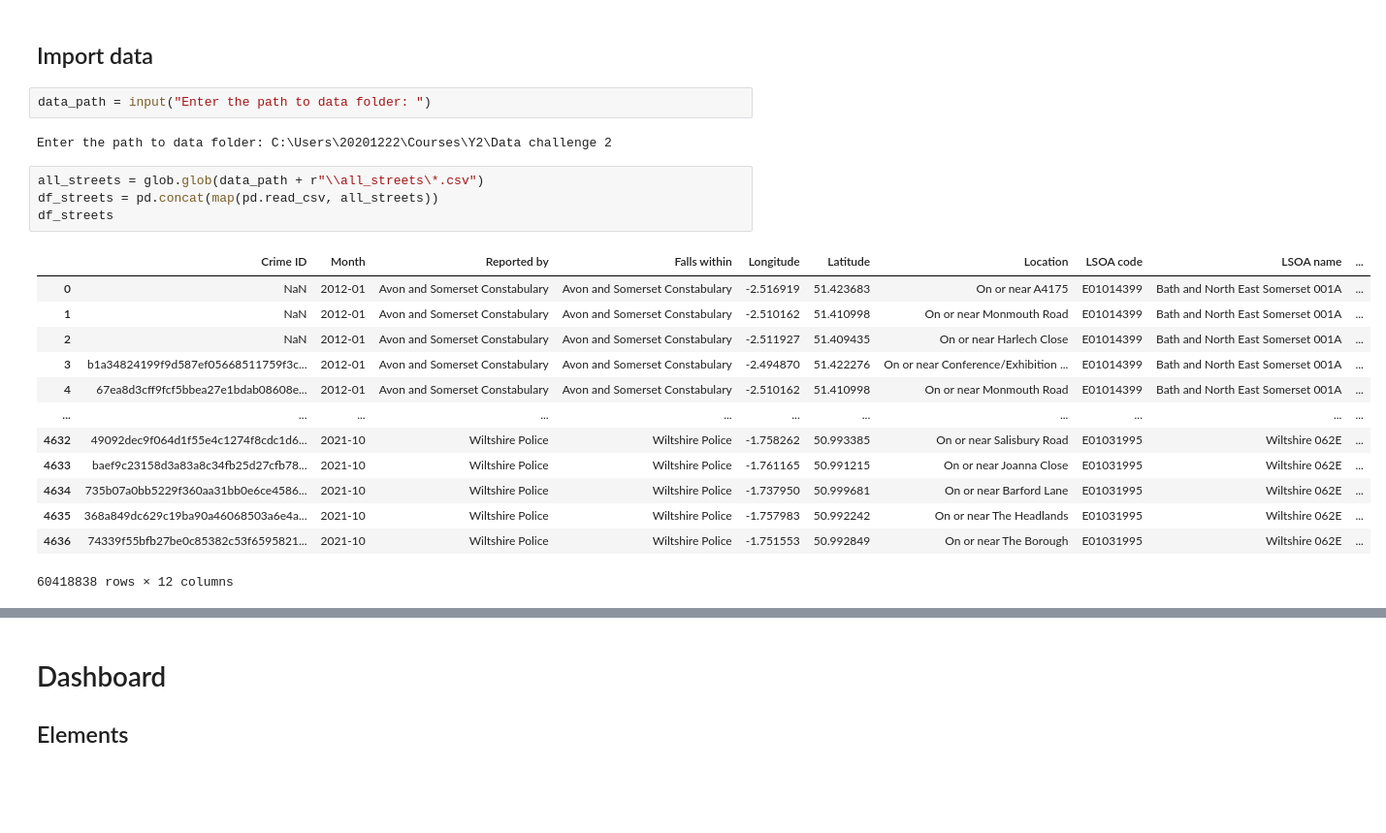
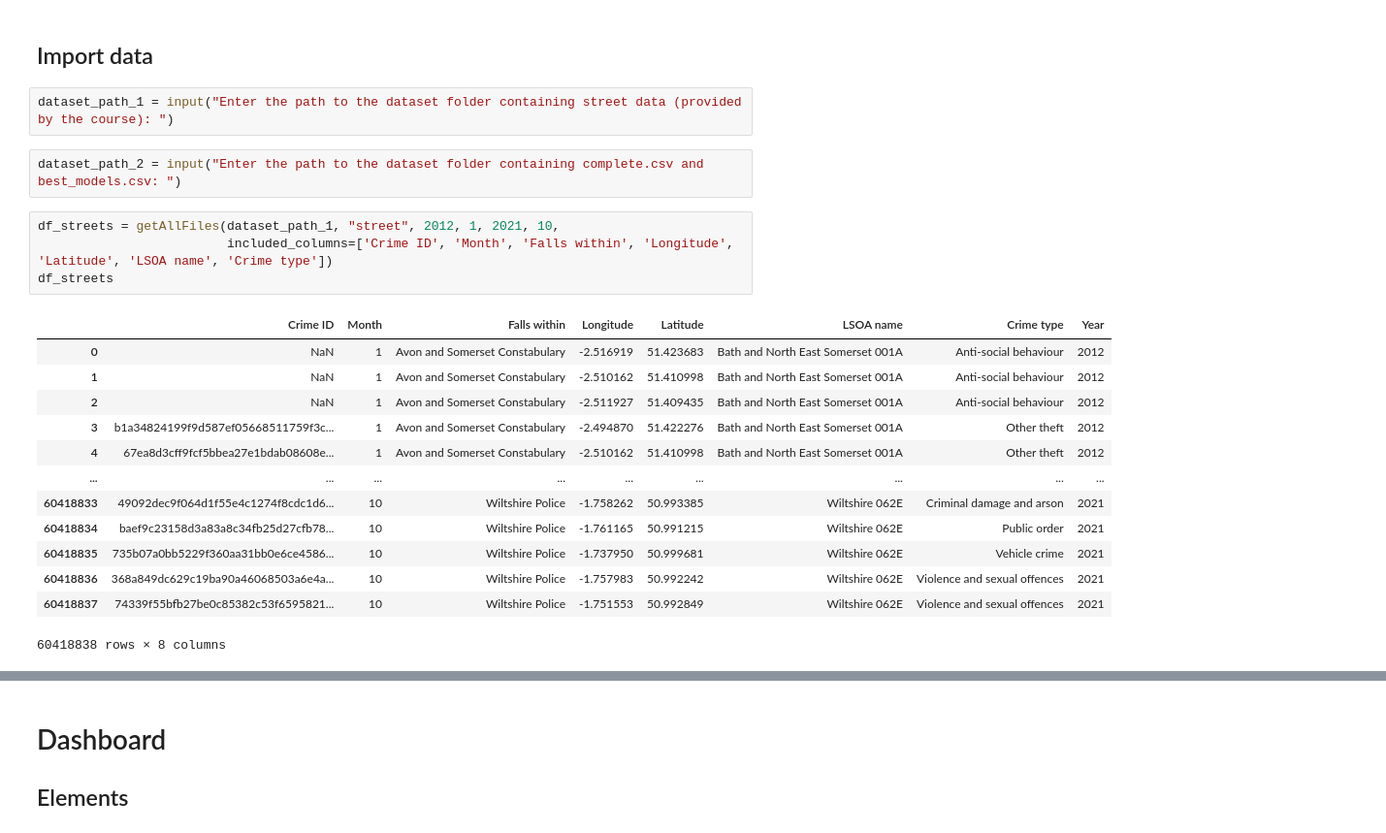
Before and after one commit to njitsh/Data-Challenge-2, a Jupyter notebook: Final dashboard.ipynb, the cells around one changed output, grey strips where cells are left out. Shown at 97% size. Drawn from its saved outputs; the diff is of its cells as text; blank space fills up the shorter version.

Commit message:
Use new dataset + small fixes

```diff
--- a/Final dashboard.ipynb
+++ b/Final dashboard.ipynb
@@ -182,25 +211,25 @@ def get_Best_Models(df, df_test):
 # %% [markdown]
 ## Import data
 # %%
-data_path = input("Enter the path to data folder: ")
+dataset_path_1 = input("Enter the path to the dataset folder containing street data (provided by the course): ")
-# %% [output]
-Enter the path to data folder: C:\Users\20201222\Courses\Y2\Data challenge 2
+# %%
+dataset_path_2 = input("Enter the path to the dataset folder containing complete.csv and best_models.csv: ")
 # %%
-all_streets = glob.glob(data_path + r"\\all_streets\*.csv")
-df_streets = pd.concat(map(pd.read_csv, all_streets))
+df_streets = getAllFiles(dataset_path_1, "street", 2012, 1, 2021, 10,
+                         included_columns=['Crime ID', 'Month', 'Falls within', 'Longitude', 'Latitude', 'LSOA name', 'Crime type'])
 df_streets
 # %% [output]
-|  | Crime ID | Month | Reported by | Falls within | Longitude | Latitude | Location | LSOA code | LSOA name | ... |
-| 0 | NaN | 2012-01 | Avon and Somerset Constabulary | Avon and Somerset Constabulary | -2.516919 | 51.423683 | On or near A4175 | E01014399 | Bath and North East Somerset 001A | ... |
-| 1 | NaN | 2012-01 | Avon and Somerset Constabulary | Avon and Somerset Constabulary | -2.510162 | 51.410998 | On or near Monmouth Road | E01014399 | Bath and North East Somerset 001A | ... |
-| 2 | NaN | 2012-01 | Avon and Somerset Constabulary | Avon and Somerset Constabulary | -2.511927 | 51.409435 | On or near Harlech Close | E01014399 | Bath and North East Somerset 001A | ... |
-| 3 | b1a34824199f9d587ef05668511759f3c... | 2012-01 | Avon and Somerset Constabulary | Avon and Somerset Constabulary | -2.494870 | 51.422276 | On or near Conference/Exhibition ... | E01014399 | Bath and North East Somerset 001A | ... |
-| 4 | 67ea8d3cff9fcf5bbea27e1bdab08608e... | 2012-01 | Avon and Somerset Constabulary | Avon and Somerset Constabulary | -2.510162 | 51.410998 | On or near Monmouth Road | E01014399 | Bath and North East Somerset 001A | ... |
-| ... | ... | ... | ... | ... | ... | ... | ... | ... | ... | ... |
-| 4632 | 49092dec9f064d1f55e4c1274f8cdc1d6... | 2021-10 | Wiltshire Police | Wiltshire Police | -1.758262 | 50.993385 | On or near Salisbury Road | E01031995 | Wiltshire 062E | ... |
-| 4633 | baef9c23158d3a83a8c34fb25d27cfb78... | 2021-10 | Wiltshire Police | Wiltshire Police | -1.761165 | 50.991215 | On or near Joanna Close | E01031995 | Wiltshire 062E | ... |
-| 4634 | 735b07a0bb5229f360aa31bb0e6ce4586... | 2021-10 | Wiltshire Police | Wiltshire Police | -1.737950 | 50.999681 | On or near Barford Lane | E01031995 | Wiltshire 062E | ... |
-| 4635 | 368a849dc629c19ba90a46068503a6e4a... | 2021-10 | Wiltshire Police | Wiltshire Police | -1.757983 | 50.992242 | On or near The Headlands | E01031995 | Wiltshire 062E | ... |
-| 4636 | 74339f55bfb27be0c85382c53f6595821... | 2021-10 | Wiltshire Police | Wiltshire Police | -1.751553 | 50.992849 | On or near The Borough | E01031995 | Wiltshire 062E | ... |
+|  | Crime ID | Month | Falls within | Longitude | Latitude | LSOA name | Crime type | Year |
+| 0 | NaN | 1 | Avon and Somerset Constabulary | -2.516919 | 51.423683 | Bath and North East Somerset 001A | Anti-social behaviour | 2012 |
+| 1 | NaN | 1 | Avon and Somerset Constabulary | -2.510162 | 51.410998 | Bath and North East Somerset 001A | Anti-social behaviour | 2012 |
+| 2 | NaN | 1 | Avon and Somerset Constabulary | -2.511927 | 51.409435 | Bath and North East Somerset 001A | Anti-social behaviour | 2012 |
+| 3 | b1a34824199f9d587ef05668511759f3c... | 1 | Avon and Somerset Constabulary | -2.494870 | 51.422276 | Bath and North East Somerset 001A | Other theft | 2012 |
+| 4 | 67ea8d3cff9fcf5bbea27e1bdab08608e... | 1 | Avon and Somerset Constabulary | -2.510162 | 51.410998 | Bath and North East Somerset 001A | Other theft | 2012 |
+| ... | ... | ... | ... | ... | ... | ... | ... | ... |
+| 60418833 | 49092dec9f064d1f55e4c1274f8cdc1d6... | 10 | Wiltshire Police | -1.758262 | 50.993385 | Wiltshire 062E | Criminal damage and arson | 2021 |
+| 60418834 | baef9c23158d3a83a8c34fb25d27cfb78... | 10 | Wiltshire Police | -1.761165 | 50.991215 | Wiltshire 062E | Public order | 2021 |
+| 60418835 | 735b07a0bb5229f360aa31bb0e6ce4586... | 10 | Wiltshire Police | -1.737950 | 50.999681 | Wiltshire 062E | Vehicle crime | 2021 |
+| 60418836 | 368a849dc629c19ba90a46068503a6e4a... | 10 | Wiltshire Police | -1.757983 | 50.992242 | Wiltshire 062E | Violence and sexual offences | 2021 |
+| 60418837 | 74339f55bfb27be0c85382c53f6595821... | 10 | Wiltshire Police | -1.751553 | 50.992849 | Wiltshire 062E | Violence and sexual offences | 2021 |
-60418838 rows × 12 columns
+60418838 rows × 8 columns
 # %%
```
Also changed, not shown: parts of 11 cells of this notebook.
